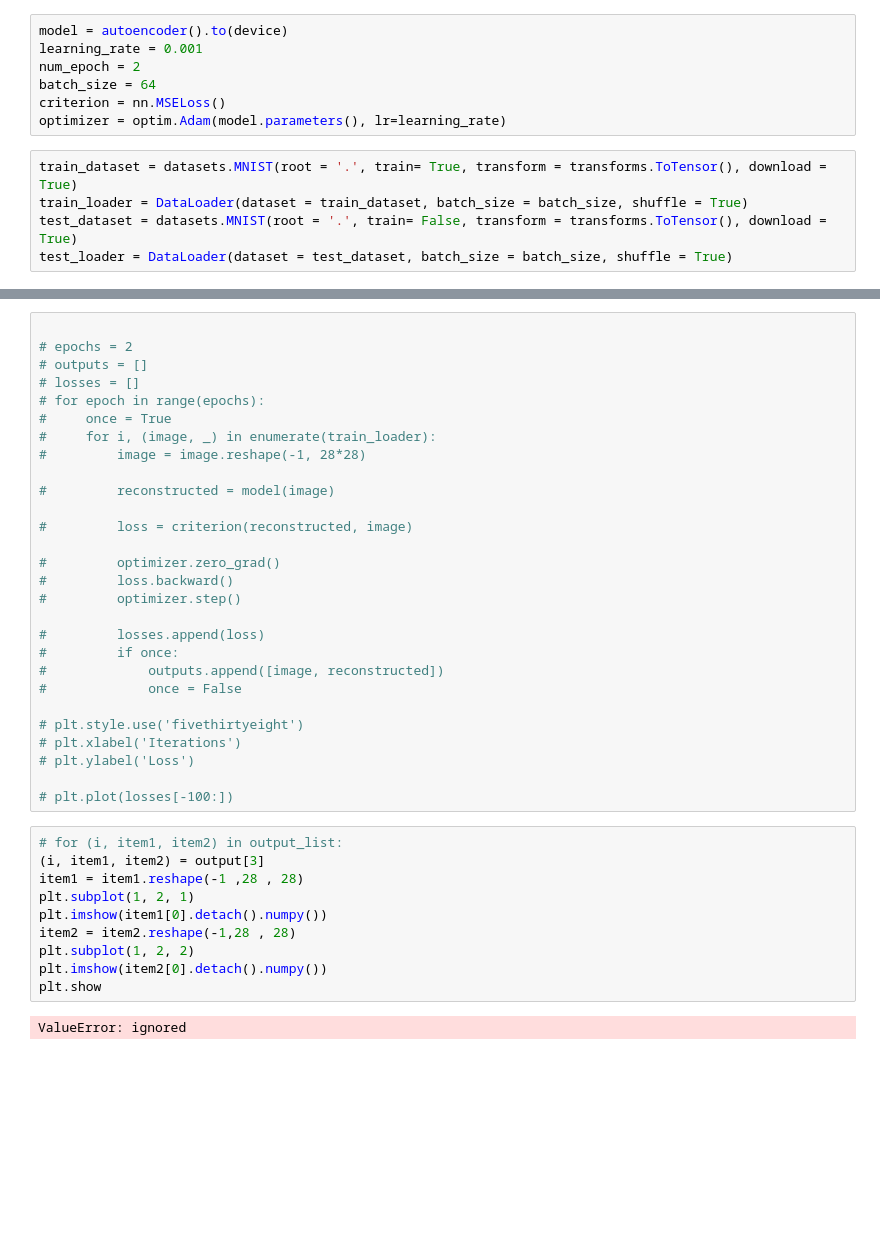
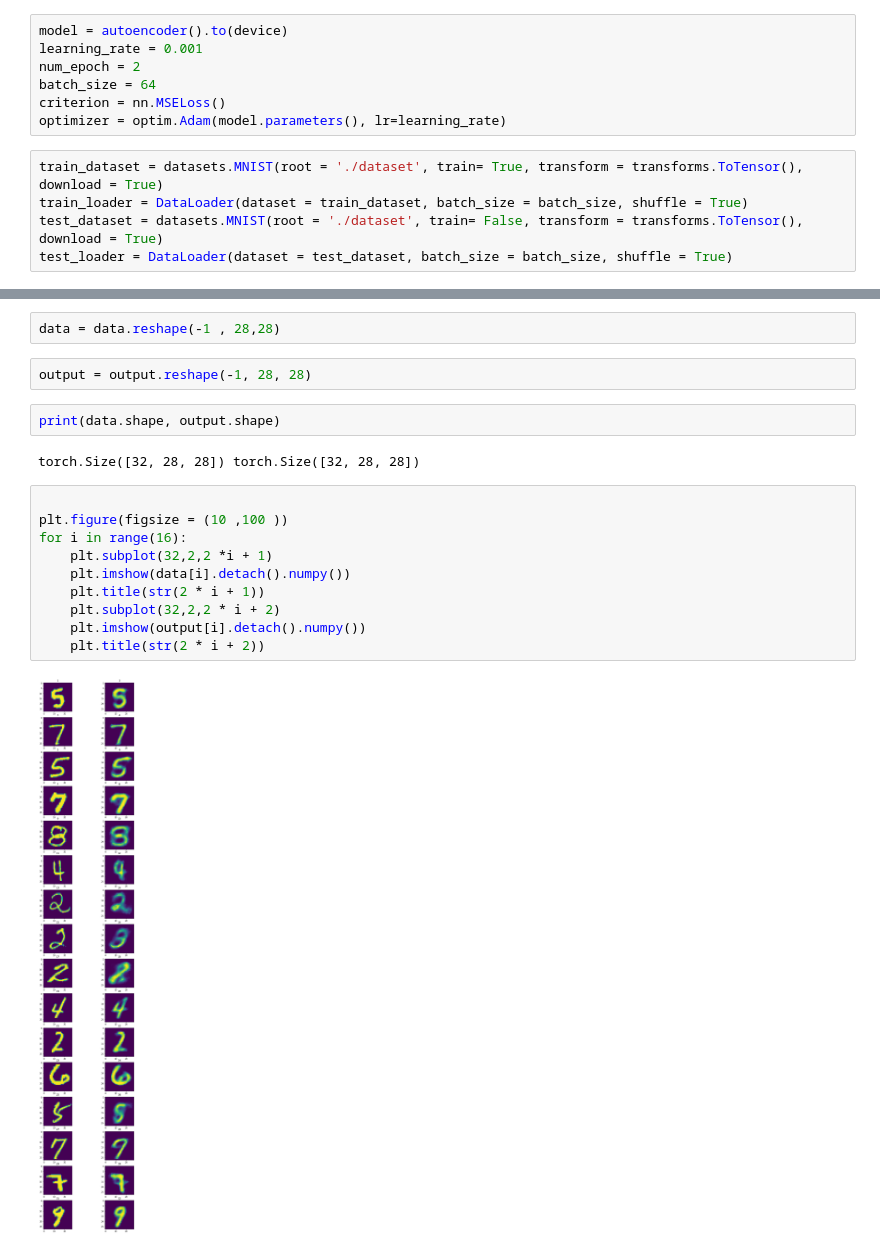
Before and after one commit to adityajivoji/autoencoder, a Jupyter notebook: autoencoder.ipynb, the cells around one changed output, grey strips where cells are left out. Cells and saved outputs as stored; diff of their text form; blank space fills up the shorter version.

```diff
--- a/autoencoder.ipynb
+++ b/autoencoder.ipynb
@@ -33,9 +31,9 @@ batch_size = 64
 criterion = nn.MSELoss()
 optimizer = optim.Adam(model.parameters(), lr=learning_rate)
 # %%
-train_dataset = datasets.MNIST(root = '.', train= True, transform = transforms.ToTensor(), download = True)
+train_dataset = datasets.MNIST(root = './dataset', train= True, transform = transforms.ToTensor(), download = True)
 train_loader = DataLoader(dataset = train_dataset, batch_size = batch_size, shuffle = True)
-test_dataset = datasets.MNIST(root = '.', train= False, transform = transforms.ToTensor(), download = True)
+test_dataset = datasets.MNIST(root = './dataset', train= False, transform = transforms.ToTensor(), download = True)
 test_loader = DataLoader(dataset = test_dataset, batch_size = batch_size, shuffle = True)
 # %%
 losses = []
@@ -63,43 +59,23 @@ RuntimeError: ignored
-# %%
-
-# epochs = 2
-# outputs = []
-# losses = []
-# for epoch in range(epochs):
-#     once = True
-#     for i, (image, _) in enumerate(train_loader):
-#         image = image.reshape(-1, 28*28)
-
-#         reconstructed = model(image)
-
-#         loss = criterion(reconstructed, image)
-
-#         optimizer.zero_grad()
-#         loss.backward()
-#         optimizer.step()
-
-#         losses.append(loss)
-#         if once:
-#             outputs.append([image, reconstructed])
-#             once = False
-
-# plt.style.use('fivethirtyeight')
-# plt.xlabel('Iterations')
-# plt.ylabel('Loss')
-
-# plt.plot(losses[-100:])
+# %%
+data = data.reshape(-1 , 28,28)
+# %%
+output = output.reshape(-1, 28, 28)
+# %%
+print(data.shape, output.shape)
+# %% [output]
+torch.Size([32, 28, 28]) torch.Size([32, 28, 28])
 # %%
-# for (i, item1, item2) in output_list:
-(i, item1, item2) = output[3]
-item1 = item1.reshape(-1 ,28 , 28)
-plt.subplot(1, 2, 1)
-plt.imshow(item1[0].detach().numpy())
-item2 = item2.reshape(-1,28 , 28)
-plt.subplot(1, 2, 2)
-plt.imshow(item2[0].detach().numpy())
-plt.show
+
+plt.figure(figsize = (10 ,100 ))
+for i in range(16):
+    plt.subplot(32,2,2 *i + 1)
+    plt.imshow(data[i].detach().numpy())
+    plt.title(str(2 * i + 1))
+    plt.subplot(32,2,2 * i + 2)
+    plt.imshow(output[i].detach().numpy())
+    plt.title(str(2 * i + 2))
 # %% [output]
-ValueError: ignored
+[figure, added]
 # %%
 plt.xlabel('Iterations')
 plt.ylabel('Loss')
```
Also changed, not shown: parts of 5 cells of this notebook.
